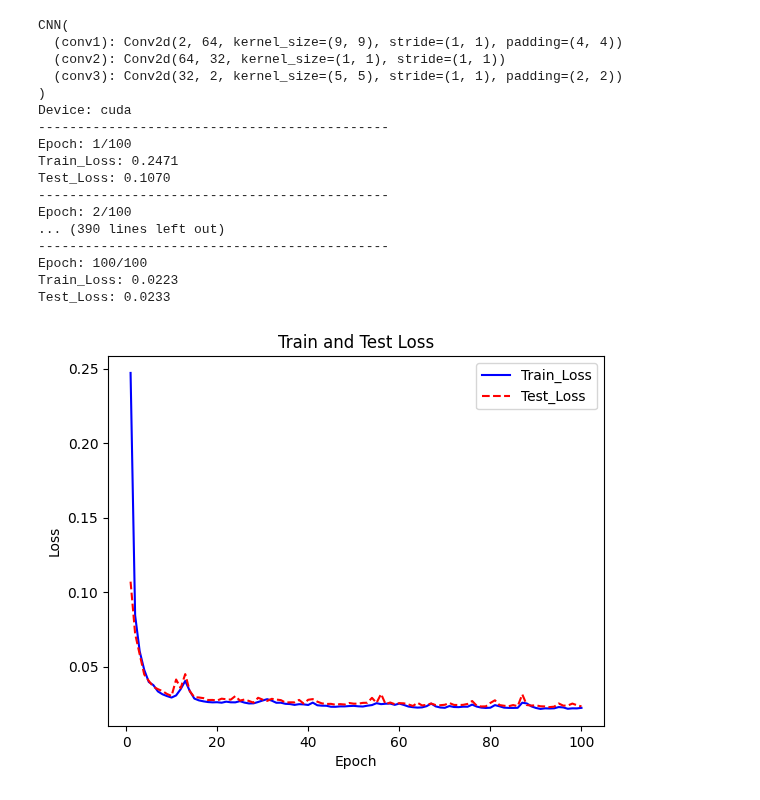
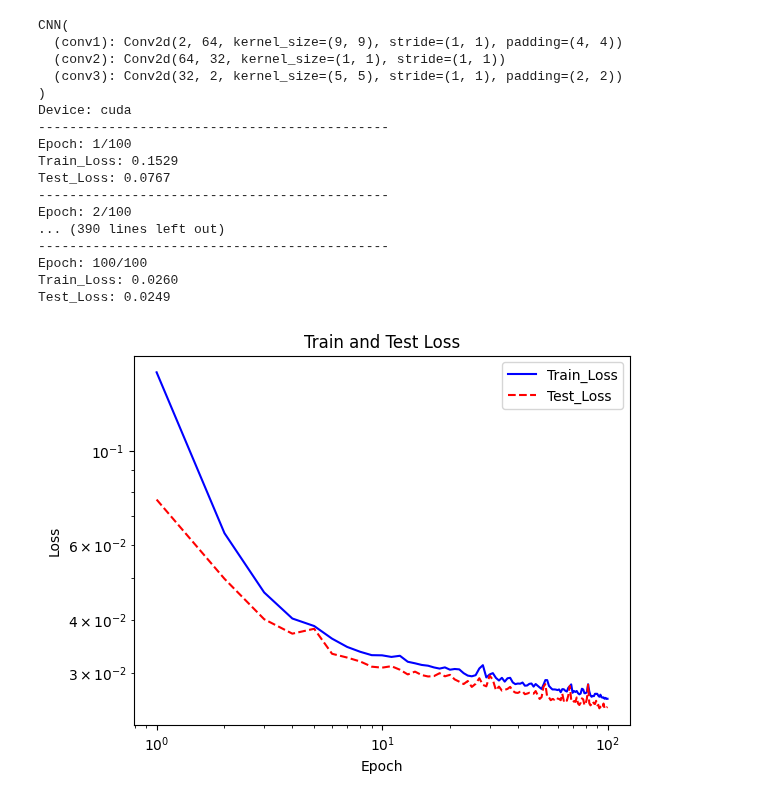
Before and after one commit to htymjun/da-sr, a Jupyter notebook: srgcnn.ipynb, the cells around one changed output. Saved outputs shown, nothing was run; the diff lists cells and outputs as text; code cells hidden in the pictures.

```diff
--- a/srgcnn.ipynb
+++ b/srgcnn.ipynb
@@ -33,11 +36,11 @@ xc = 0.5e0*(x[:-1]+x[1:])
 yc = 0.5e0*(y[:-1]+y[1:])
 zc = 0.5e0*(z[:-1]+z[1:])
 # %%
-Nx = 20   # height of highreso_data
-Ny = 20   # width of highreso_data
+Nx = 25   # height of highreso_data
+Ny = 25   # width of highreso_data
 
-nx = 10   # height of lowreso_data
-ny = 10   # width of lowreso_data
+nx = 5   # height of lowreso_data
+ny = 5   # width of lowreso_data
 
 # xh and xl are numpy array
 xh = np.empty([int(len(uc[0,0,:])*len(uc[0,:,0])*len(uc[:,0,0])/Nx/Ny),2,Nx,Ny])
@@ -51,8 +54,8 @@ for k in range(len(uc[0,0,:])):
       xh[b,0,:,:] = (uc[i:i+Nx,j:j+Ny,k]-np.mean(uc[:,:,:]))/np.std(uc[:,:,:])
       xh[b,1,:,:] = (vc[i:i+Nx,j:j+Ny,k]-np.mean(vc[:,:,:]))/np.std(vc[:,:,:])
       # lowreso_data
-      xl[b,0,:,:] = cv2.resize(cv2.resize(xh[b,0,:,:],(nx,ny),interpolation=cv2.INTER_NEAREST),(Nx,Ny),interpolation=cv2.INTER_NEAREST)
-      xl[b,1,:,:] = cv2.resize(cv2.resize(xh[b,1,:,:],(nx,ny),interpolation=cv2.INTER_NEAREST),(Nx,Ny),interpolation=cv2.INTER_NEAREST)
+      xl[b,0,:,:] = cv2.resize(cv2.resize(xh[b,0,:,:],(nx,ny),interpolation=cv2.INTER_AREA),(Nx,Ny),interpolation=cv2.INTER_LINEAR)
+      xl[b,1,:,:] = cv2.resize(cv2.resize(xh[b,1,:,:],(nx,ny),interpolation=cv2.INTER_AREA),(Nx,Ny),interpolation=cv2.INTER_LINEAR)
       b += 1
 # %%
 # define my dataset
@@ -70,7 +73,7 @@ class Dataset(torch.utils.data.Dataset):
     return x, y
 
 dataset = Dataset(xh,xl)  # xh and xl are numpy array
-train_dataset, test_dataset = train_test_split(dataset, test_size=0.2)
+train_dataset, test_dataset = train_test_split(dataset, test_size=0.1)
 
 print("train_dataset size: {}".format(len(train_dataset)))
 print("test_dataset size: {}".format(len(test_dataset)))
@@ -286,38 +289,40 @@ optimizer = optim.Adam(net_CNN.parameters())
 # define epoch
 epoch = 100
 
 net_CNN, train_loss_list, test_loss_list = trainNN(net_CNN,optimizer,criterion,train_batch,test_batch,epoch)
 
 # loss（MSE）
 plt.figure()
 plt.title('Train and Test Loss')
 plt.xlabel('Epoch')
 plt.ylabel('Loss')
 plt.plot(range(1, epoch+1), train_loss_list, color='blue',
          linestyle='-', label='Train_Loss')
 plt.plot(range(1, epoch+1), test_loss_list, color='red',
          linestyle='--', label='Test_Loss')
 plt.legend()
+plt.xscale('log')
+plt.yscale('log')
 plt.show()
 # %% [output]
 CNN(
   (conv1): Conv2d(2, 64, kernel_size=(9, 9), stride=(1, 1), padding=(4, 4))
   (conv2): Conv2d(64, 32, kernel_size=(1, 1), stride=(1, 1))
   (conv3): Conv2d(32, 2, kernel_size=(5, 5), stride=(1, 1), padding=(2, 2))
 )
 Device: cuda
 ---------------------------------------------
 Epoch: 1/100
-Train_Loss: 0.2471
-Test_Loss: 0.1070
+Train_Loss: 0.1529
+Test_Loss: 0.0767
 ---------------------------------------------
 Epoch: 2/100
 ... (390 lines left out)
 ---------------------------------------------
 Epoch: 100/100
-Train_Loss: 0.0223
-Test_Loss: 0.0233
+Train_Loss: 0.0260
+Test_Loss: 0.0249
-[figure, old version]
+[figure, new version]
 # %%
 # use GPU
 device = torch.device('cuda' if torch.cuda.is_available() else 'cpu')
```
Also changed, not shown: parts of 6 cells of this notebook.
